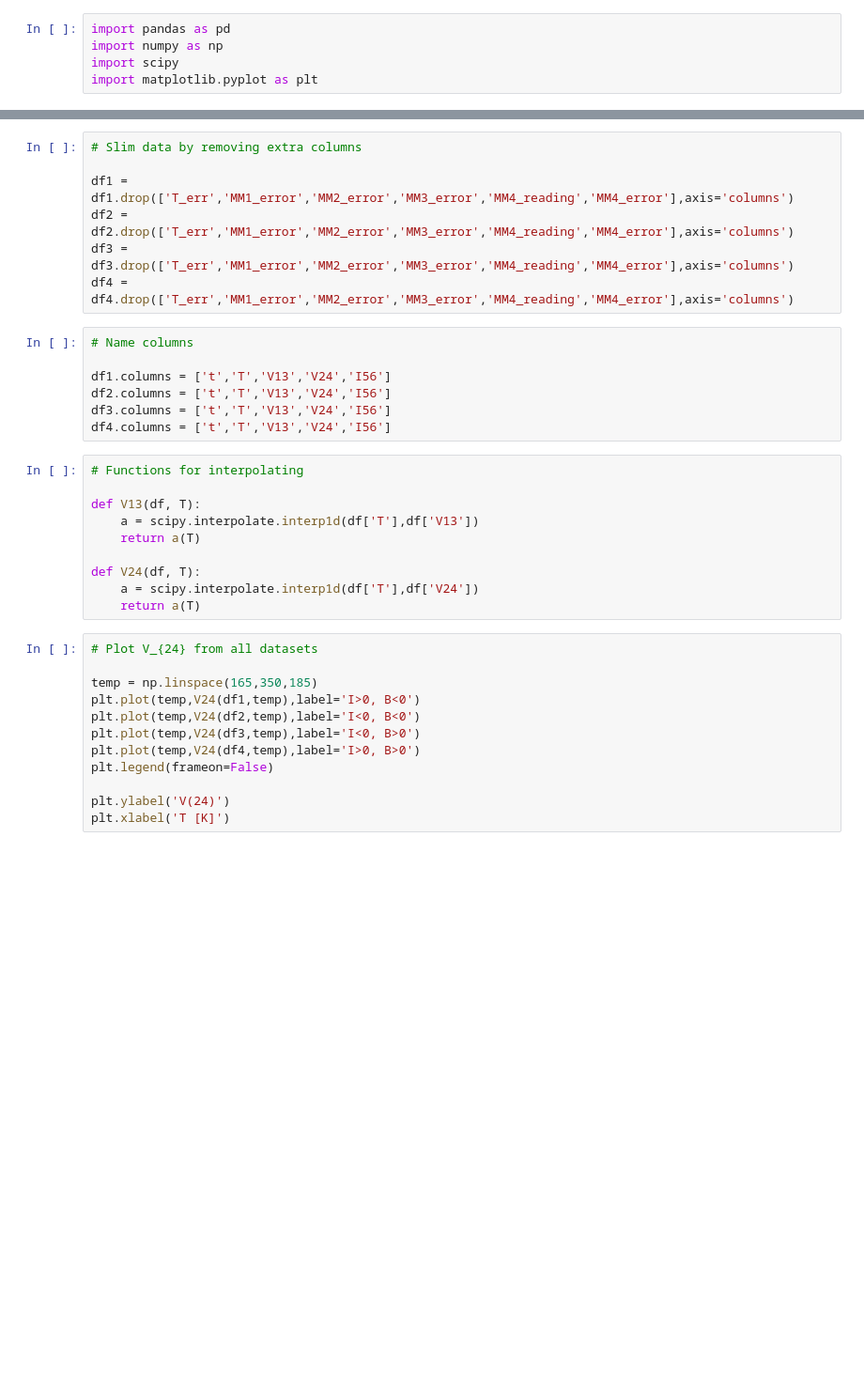
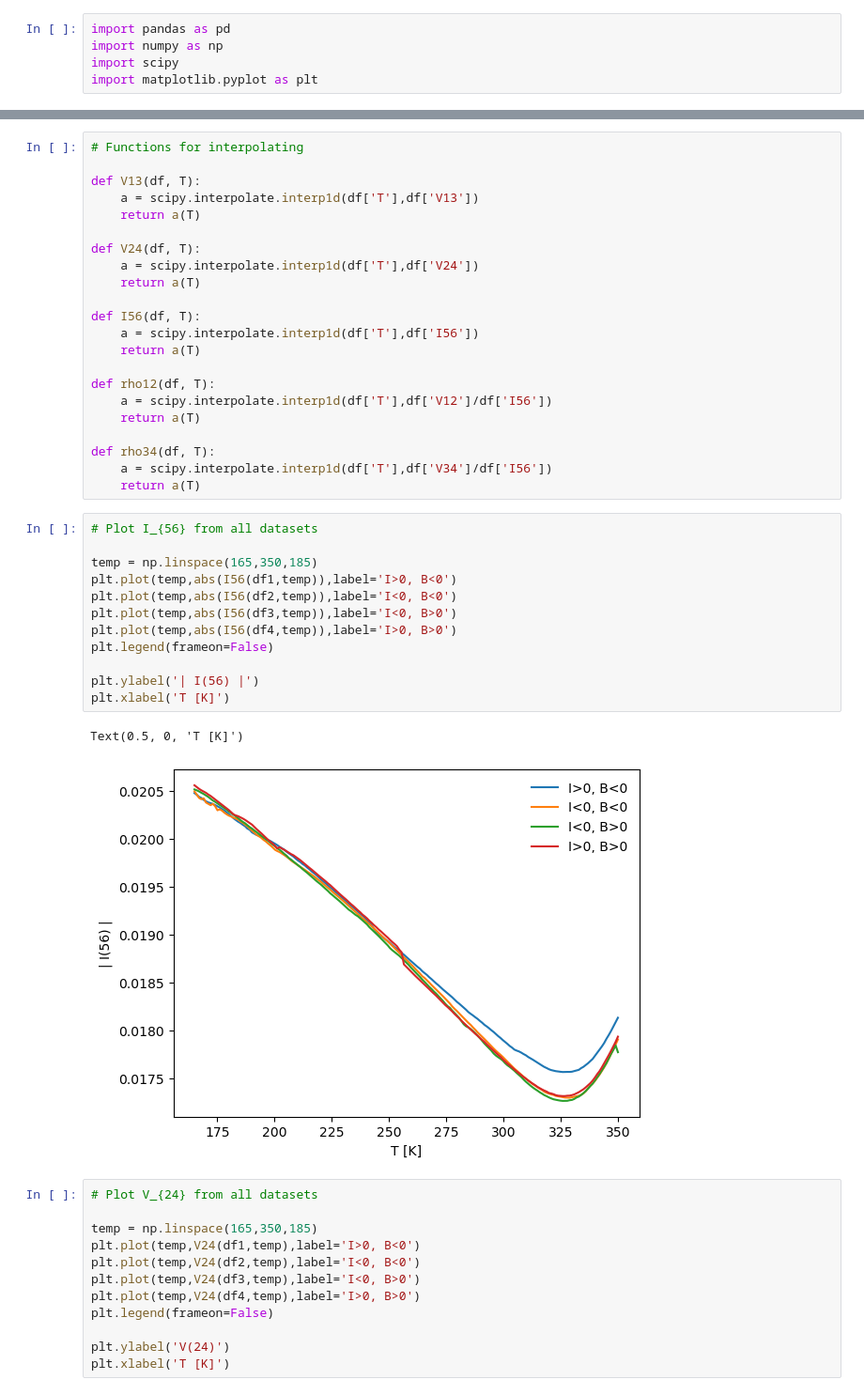
Before and after one commit to jennetd/ss9-hall-effect, a Jupyter notebook: hall-effect.ipynb, the cells around one changed output, grey strips where cells are left out. Shown: that part at 94% size. Drawn from its saved outputs; the diff is of its cells as text; blank space fills up the shorter version.

```diff
--- a/hall-effect.ipynb
+++ b/hall-effect.ipynb
@@ -17,17 +67,3 @@ df4 = pd.read_csv("2025-03-19/connor_2025-03-19_2SS9.csv",skiprows=20,header=0)
-# %%
-# Slim data by removing extra columns
-
-df1 = df1.drop(['T_err','MM1_error','MM2_error','MM3_error','MM4_reading','MM4_error'],axis='columns')
-df2 = df2.drop(['T_err','MM1_error','MM2_error','MM3_error','MM4_reading','MM4_error'],axis='columns')
-df3 = df3.drop(['T_err','MM1_error','MM2_error','MM3_error','MM4_reading','MM4_error'],axis='columns')
-df4 = df4.drop(['T_err','MM1_error','MM2_error','MM3_error','MM4_reading','MM4_error'],axis='columns')
-# %%
-# Name columns
-
-df1.columns = ['t','T','V13','V24','I56']
-df2.columns = ['t','T','V13','V24','I56']
-df3.columns = ['t','T','V13','V24','I56']
-df4.columns = ['t','T','V13','V24','I56']
 # %%
 # Functions for interpolating
 
@@ -38,6 +74,33 @@ def V13(df, T):
 def V24(df, T):
     a = scipy.interpolate.interp1d(df['T'],df['V24'])
     return a(T)
+
+def I56(df, T):
+    a = scipy.interpolate.interp1d(df['T'],df['I56'])
+    return a(T)
+
+def rho12(df, T):
+    a = scipy.interpolate.interp1d(df['T'],df['V12']/df['I56'])
+    return a(T)
+
+def rho34(df, T):
+    a = scipy.interpolate.interp1d(df['T'],df['V34']/df['I56'])
+    return a(T)
+# %%
+# Plot I_{56} from all datasets
+
+temp = np.linspace(165,350,185)
+plt.plot(temp,abs(I56(df1,temp)),label='I>0, B<0')
+plt.plot(temp,abs(I56(df2,temp)),label='I<0, B<0')
+plt.plot(temp,abs(I56(df3,temp)),label='I<0, B>0')
+plt.plot(temp,abs(I56(df4,temp)),label='I>0, B>0')
+plt.legend(frameon=False)
+
+plt.ylabel('| I(56) |')
+plt.xlabel('T [K]')
+# %% [output]
+Text(0.5, 0, 'T [K]')
+[figure, added]
 # %%
 # Plot V_{24} from all datasets
 
```
Also changed, not shown: parts of 7 cells of this notebook, 1 other file.
